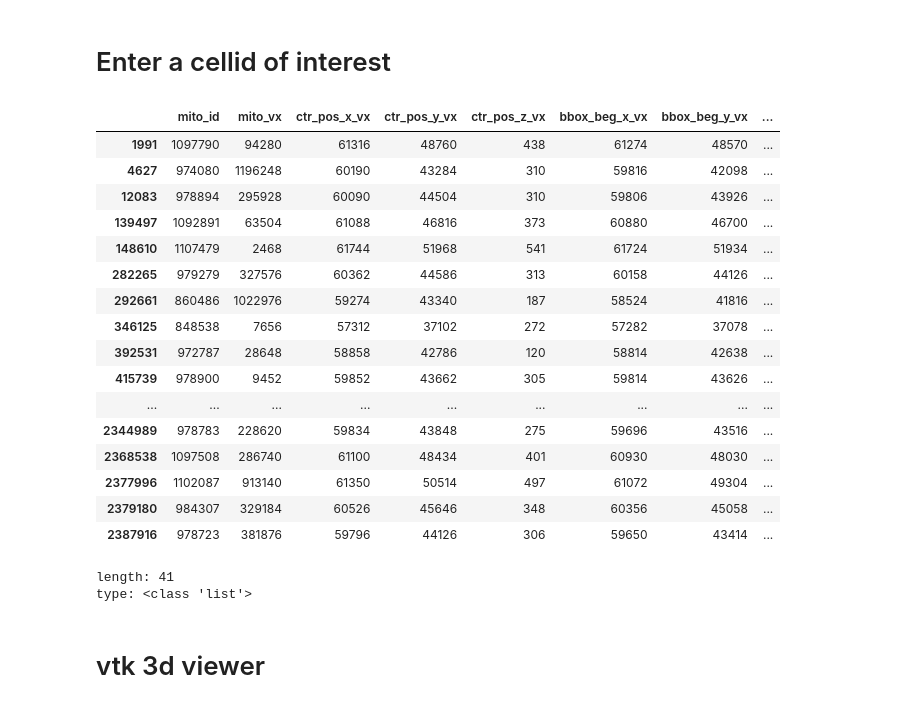
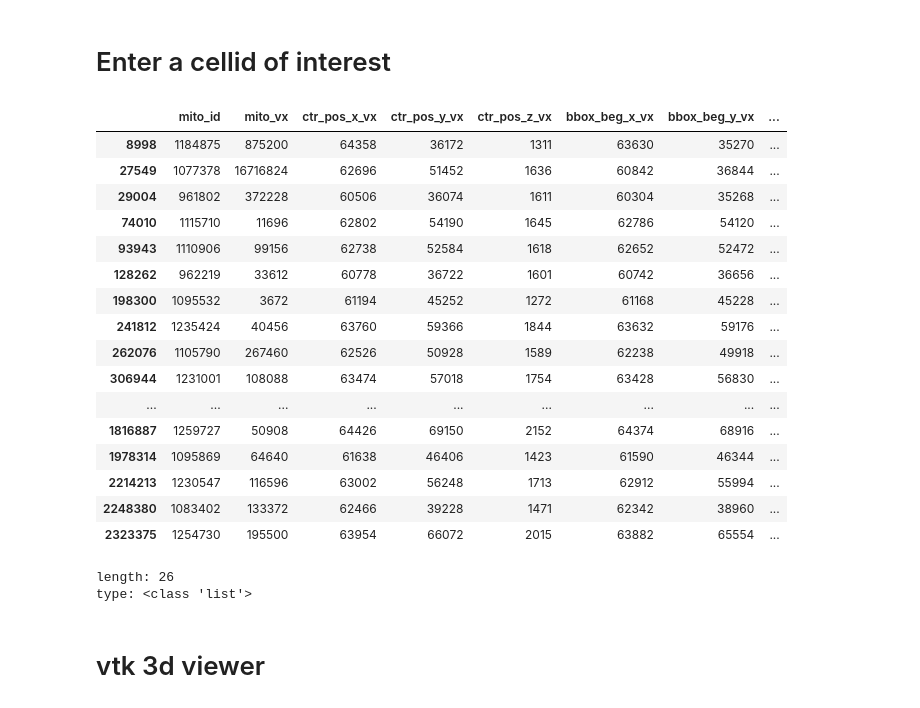
Before and after one commit to shandran/layer23-volume, a Jupyter notebook: mitochondria_analytics/vtk_mitochondria_visualizer_with_synapses.ipynb, the cells around one changed output. Saved outputs shown, nothing was run; the diff lists cells and outputs as text; code cells hidden in the pictures.

```diff
--- a/mitochondria_analytics/vtk_mitochondria_visualizer_with_synapses.ipynb
+++ b/mitochondria_analytics/vtk_mitochondria_visualizer_with_synapses.ipynb
@@ -52,43 +52,46 @@ mito
 # Enter a cellid of interest
 # %%
 # pull all mitos from a cellid of interest
-cellid = 648518346349537988
+cellid = 648518346341378315
 
 mito_querydf = mito[mito['cellid'] == cellid]
 mito_querydf
 
 # interesting cellids
 # 648518346349530724 microglia with 149 mitos
 # 648518346349527319 astrocyte containing the largest mito in the volume and several additional large mitos
 # 648518346349537555 apical dendrite likely from a L5 or L6 pyr neuron
 # 648518346349537741 pyr neuron with largest mito in the volume for a neuron
 # 648518346349508279 oligodendrocyte
 # 648518346349539853 one of three neurons in the default view of Neuroglancer
 # 648518346349539376 pyr neuron with large apical dendritic arbor
 # 648518346349536391 partial pyr neuron with basal dendrite in volume
 # 648518346349539934 pyr neuron
 # 648518346349525715 astrocyte
 # 648518346349516236 pyr spiny dendrite in contact with 648518346349537982
 # 648518346349537982 very large spiny dendrite (L5?)
 # 648518346349537988 continuation of process as 648518346349537982 but was not continuously segmented
+# 648518346349489861 bipolar inhibitor neuron with axon-carrying dendrite
+# 648518346341399075 large spiny dendrite with portion near the largest mito in volume which belongs to astro 648518346349527319
+# 648518346341368034 bizarre large dendritic process, sparsely spined, perhaps L5 Near Projecting (NP) pyr neuron or a bipolar neuron
 # %% [output]
 |  | mito_id | mito_vx | ctr_pos_x_vx | ctr_pos_y_vx | ctr_pos_z_vx | bbox_beg_x_vx | bbox_beg_y_vx | ... |
-| 1991 | 1097790 | 94280 | 61316 | 48760 | 438 | 61274 | 48570 | ... |
-| 4627 | 974080 | 1196248 | 60190 | 43284 | 310 | 59816 | 42098 | ... |
-| 12083 | 978894 | 295928 | 60090 | 44504 | 310 | 59806 | 43926 | ... |
-| 139497 | 1092891 | 63504 | 61088 | 46816 | 373 | 60880 | 46700 | ... |
-| 148610 | 1107479 | 2468 | 61744 | 51968 | 541 | 61724 | 51934 | ... |
-| 282265 | 979279 | 327576 | 60362 | 44586 | 313 | 60158 | 44126 | ... |
-| 292661 | 860486 | 1022976 | 59274 | 43340 | 187 | 58524 | 41816 | ... |
-| 346125 | 848538 | 7656 | 57312 | 37102 | 272 | 57282 | 37078 | ... |
-| 392531 | 972787 | 28648 | 58858 | 42786 | 120 | 58814 | 42638 | ... |
-| 415739 | 978900 | 9452 | 59852 | 43662 | 305 | 59814 | 43626 | ... |
+| 8998 | 1184875 | 875200 | 64358 | 36172 | 1311 | 63630 | 35270 | ... |
+| 27549 | 1077378 | 16716824 | 62696 | 51452 | 1636 | 60842 | 36844 | ... |
+| 29004 | 961802 | 372228 | 60506 | 36074 | 1611 | 60304 | 35268 | ... |
+| 74010 | 1115710 | 11696 | 62802 | 54190 | 1645 | 62786 | 54120 | ... |
+| 93943 | 1110906 | 99156 | 62738 | 52584 | 1618 | 62652 | 52472 | ... |
+| 128262 | 962219 | 33612 | 60778 | 36722 | 1601 | 60742 | 36656 | ... |
+| 198300 | 1095532 | 3672 | 61194 | 45252 | 1272 | 61168 | 45228 | ... |
+| 241812 | 1235424 | 40456 | 63760 | 59366 | 1844 | 63632 | 59176 | ... |
+| 262076 | 1105790 | 267460 | 62526 | 50928 | 1589 | 62238 | 49918 | ... |
+| 306944 | 1231001 | 108088 | 63474 | 57018 | 1754 | 63428 | 56830 | ... |
 | ... | ... | ... | ... | ... | ... | ... | ... | ... |
-| 2344989 | 978783 | 228620 | 59834 | 43848 | 275 | 59696 | 43516 | ... |
-| 2368538 | 1097508 | 286740 | 61100 | 48434 | 401 | 60930 | 48030 | ... |
-| 2377996 | 1102087 | 913140 | 61350 | 50514 | 497 | 61072 | 49304 | ... |
-| 2379180 | 984307 | 329184 | 60526 | 45646 | 348 | 60356 | 45058 | ... |
-| 2387916 | 978723 | 381876 | 59796 | 44126 | 306 | 59650 | 43414 | ... |
+| 1816887 | 1259727 | 50908 | 64426 | 69150 | 2152 | 64374 | 68916 | ... |
+| 1978314 | 1095869 | 64640 | 61638 | 46406 | 1423 | 61590 | 46344 | ... |
+| 2214213 | 1230547 | 116596 | 63002 | 56248 | 1713 | 62912 | 55994 | ... |
+| 2248380 | 1083402 | 133372 | 62466 | 39228 | 1471 | 62342 | 38960 | ... |
+| 2323375 | 1254730 | 195500 | 63954 | 66072 | 2015 | 63882 | 65554 | ... |
 # %%
 mito_query_mitolist = mito_querydf.mito_id.to_list()
 print(f"length: "+str(len(mito_query_mitolist)))
@@ -96,7 +99,7 @@ print(f"type: "+str(type(mito_query_mitolist)))
 print('')
 # print(mito_query_mitolist) # uncomment to print the mito id list
 # %% [output]
-length: 41
+length: 26
 type: <class 'list'>
 # %% [markdown]
 # vtk 3d viewer
```
Also changed, not shown: parts of 10 cells of this notebook, 12 other files.
